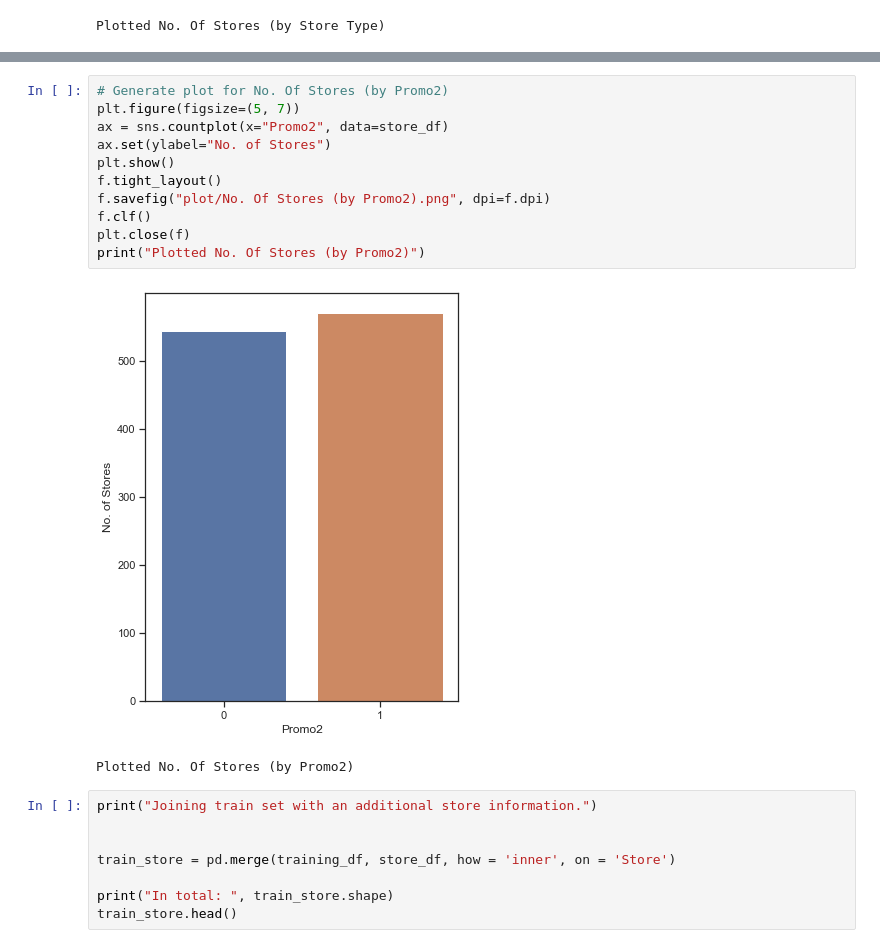
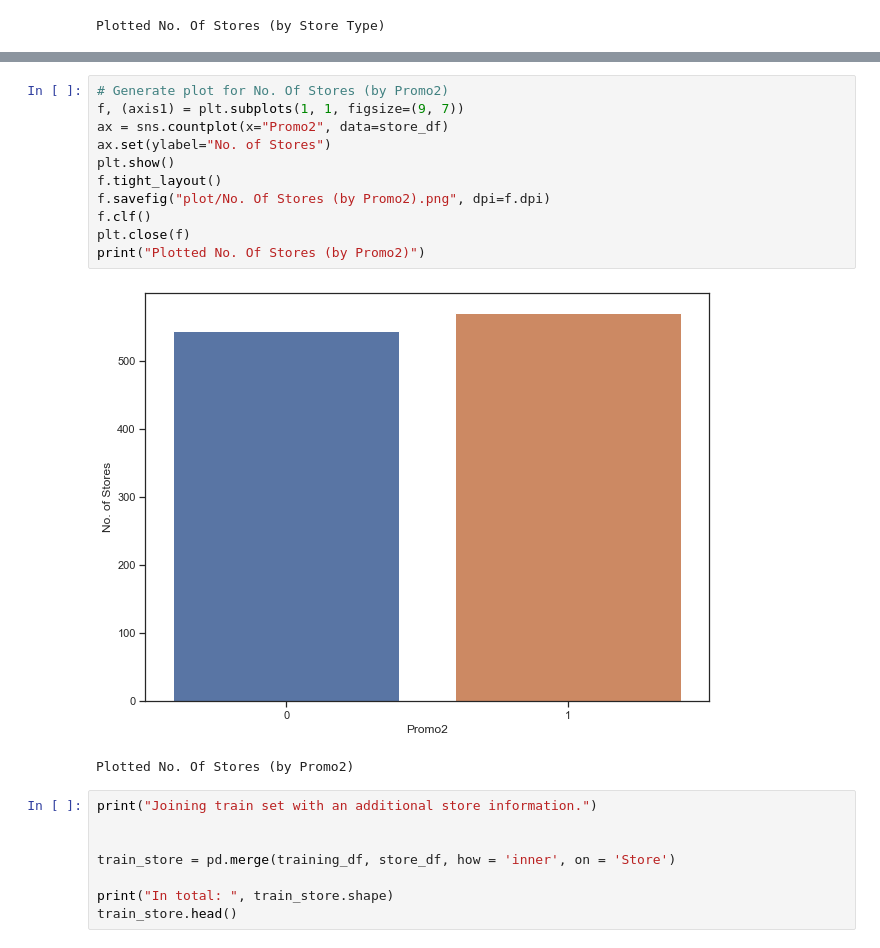
Before and after one commit to comsavvy/Rossman-Sales-Prediction, a Jupyter notebook: Rossman Sales Prediction.ipynb, the cells around one changed output, grey strips where cells are left out. Saved outputs shown, nothing was run; the diff lists cells and outputs as text.

Commit message:
added plot

```diff
--- a/Rossman Sales Prediction.ipynb
+++ b/Rossman Sales Prediction.ipynb
@@ -586,16 +592,16 @@ Plotted No. Of Stores (by Assortment)
 # %%
 # Generate plot for No. Of Stores (by Promo2)
-plt.figure(figsize=(5, 7))
+f, (axis1) = plt.subplots(1, 1, figsize=(9, 7))
 ax = sns.countplot(x="Promo2", data=store_df)
 ax.set(ylabel="No. of Stores")
 plt.show()
 f.tight_layout()
 f.savefig("plot/No. Of Stores (by Promo2).png", dpi=f.dpi)
 f.clf()
 plt.close(f)
 print("Plotted No. Of Stores (by Promo2)")
 # %% [output]
-[figure, old version]
+[figure, new version]
 Plotted No. Of Stores (by Promo2)
 # %%
 print("Joining train set with an additional store information.")
```
Also changed, not shown: parts of 13 cells of this notebook, 18 other files.
